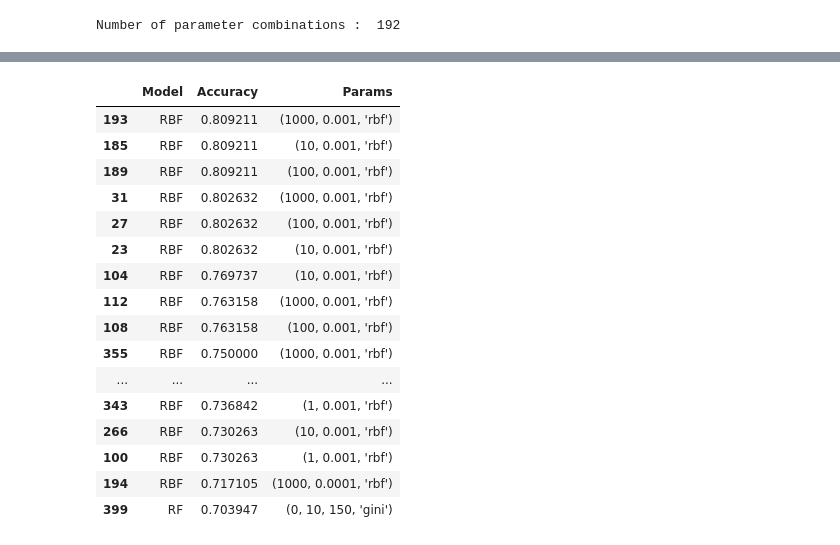
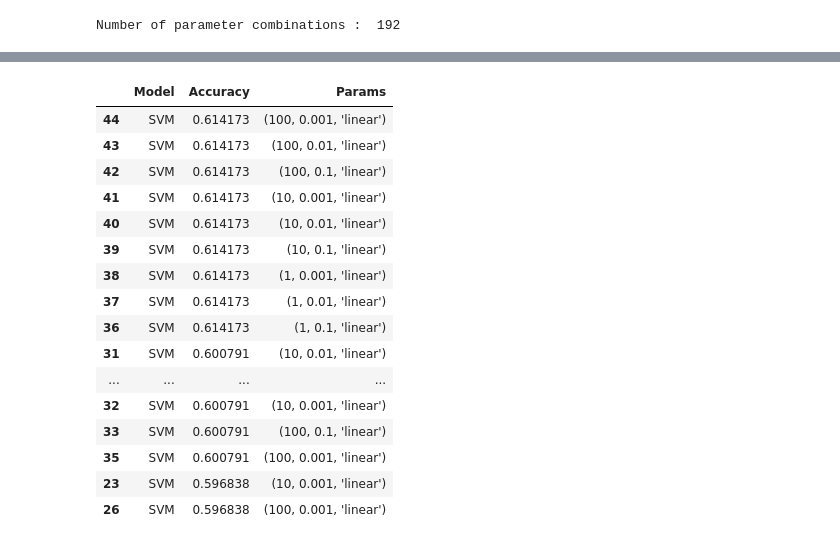
Before and after one commit to AymenRaouf/PrecedabilityOER, a Jupyter notebook: Baselines/FastTextCV.ipynb, the cells around one changed output, grey strips where cells are left out. Drawn from its saved outputs; the diff is of its cells as text; code cells hidden in the pictures.

```diff
--- a/Baselines/FastTextCV.ipynb
+++ b/Baselines/FastTextCV.ipynb
@@ -4,7 +4,7 @@ import pandas as pd
 import numpy as np
 
 
-main_publisher = 'OYC'
+main_publisher = 'Merged'
 
 script_dir = os.path.dirname(os.path.realpath('__file__'))
 path = os.path.join(script_dir, '../Data/' + main_publisher + '/')
@@ -491,23 +554,23 @@ Random Forest :
 # %%
-df_fasttext.sort_values(by = ['Accuracy'], ascending = False).head(20)
+df_fasttext[(df_fasttext['Model'] == "SVM")].sort_values(by = ['Accuracy'], ascending = False).head(20)
 # %% [output]
 |  | Model | Accuracy | Params |
-| 193 | RBF | 0.809211 | (1000, 0.001, 'rbf') |
-| 185 | RBF | 0.809211 | (10, 0.001, 'rbf') |
-| 189 | RBF | 0.809211 | (100, 0.001, 'rbf') |
-| 31 | RBF | 0.802632 | (1000, 0.001, 'rbf') |
-| 27 | RBF | 0.802632 | (100, 0.001, 'rbf') |
-| 23 | RBF | 0.802632 | (10, 0.001, 'rbf') |
-| 104 | RBF | 0.769737 | (10, 0.001, 'rbf') |
-| 112 | RBF | 0.763158 | (1000, 0.001, 'rbf') |
-| 108 | RBF | 0.763158 | (100, 0.001, 'rbf') |
-| 355 | RBF | 0.750000 | (1000, 0.001, 'rbf') |
+| 44 | SVM | 0.614173 | (100, 0.001, 'linear') |
+| 43 | SVM | 0.614173 | (100, 0.01, 'linear') |
+| 42 | SVM | 0.614173 | (100, 0.1, 'linear') |
+| 41 | SVM | 0.614173 | (10, 0.001, 'linear') |
+| 40 | SVM | 0.614173 | (10, 0.01, 'linear') |
+| 39 | SVM | 0.614173 | (10, 0.1, 'linear') |
+| 38 | SVM | 0.614173 | (1, 0.001, 'linear') |
+| 37 | SVM | 0.614173 | (1, 0.01, 'linear') |
+| 36 | SVM | 0.614173 | (1, 0.1, 'linear') |
+| 31 | SVM | 0.600791 | (10, 0.01, 'linear') |
 | ... | ... | ... | ... |
-| 343 | RBF | 0.736842 | (1, 0.001, 'rbf') |
-| 266 | RBF | 0.730263 | (10, 0.001, 'rbf') |
-| 100 | RBF | 0.730263 | (1, 0.001, 'rbf') |
-| 194 | RBF | 0.717105 | (1000, 0.0001, 'rbf') |
-| 399 | RF | 0.703947 | (0, 10, 150, 'gini') |
+| 32 | SVM | 0.600791 | (10, 0.001, 'linear') |
+| 33 | SVM | 0.600791 | (100, 0.1, 'linear') |
+| 35 | SVM | 0.600791 | (100, 0.001, 'linear') |
+| 23 | SVM | 0.596838 | (10, 0.001, 'linear') |
+| 26 | SVM | 0.596838 | (100, 0.001, 'linear') |
 # %%
 len(df_fasttext)
 # %% [output]
```
Also changed, not shown: parts of 12 cells of this notebook, 3 other files.
